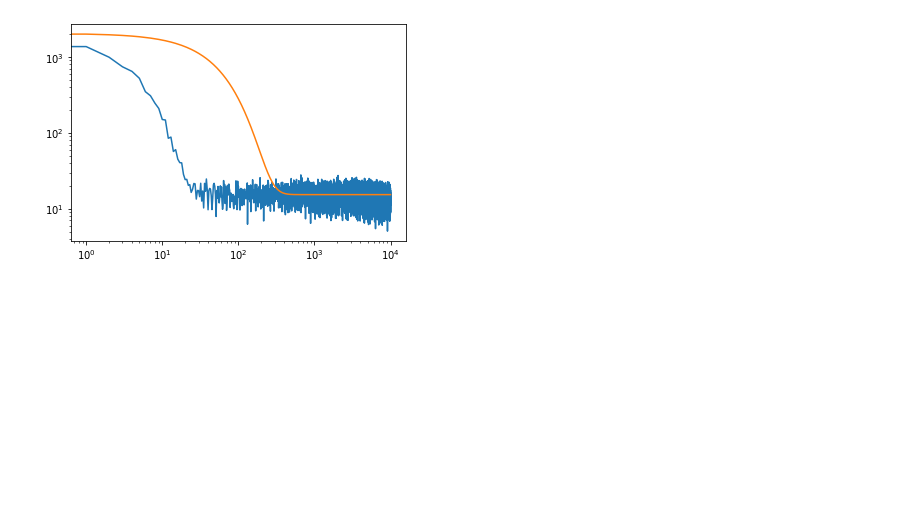
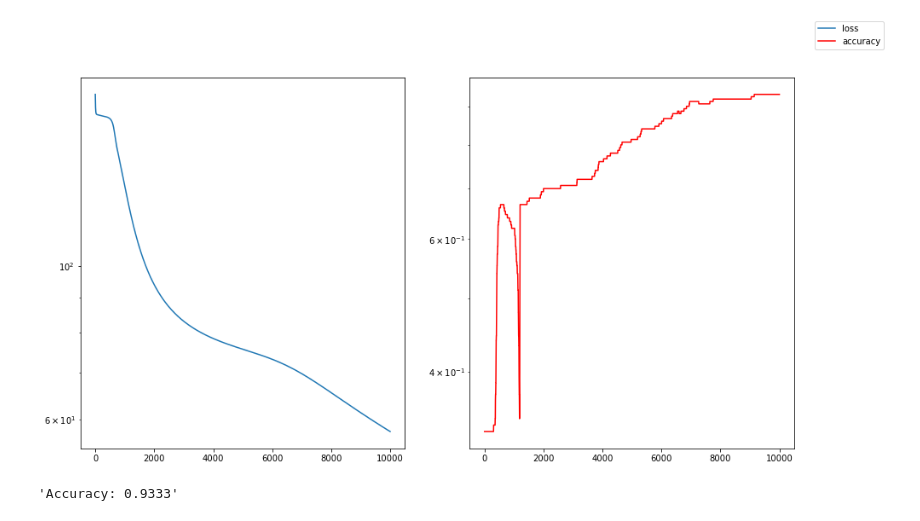
Before and after one commit to kebohn/deepLearningExercises, a Jupyter notebook: 5/categorical_classification.ipynb, the cells around one changed output. Cells and saved outputs as stored; diff of their text form; code cells hidden in the pictures; blank space fills up the shorter version.

```diff
--- a/5/categorical_classification.ipynb
+++ b/5/categorical_classification.ipynb
@@ -83,26 +76,32 @@ X = numpy.vstack((numpy.ones(X.shape[0]),X.T)) # add bias
 # %%
-# main script
+# Iris Dataset
+data = load_iris()
+
+X = numpy.array(data.data)
+X = numpy.hstack((numpy.ones((X.shape[0], 1)), X))
+
+# one-hot encoding of target
+T = numpy.zeros((X.shape[0], 3)) # 3 different classes
+for i, t in enumerate(data.target):
+    T[i,t] = 1
 
 # hyperparameters
 eta = 0.0001
-B = 32
 epochs = 10000
-k = 100
+k = 10
 
-# init weights
-W1 = numpy.random.uniform(size=(k+1,X.shape[0])) # first layer weights
-W2 = numpy.random.uniform(size=(T.shape[0],k+1)) # second layer weights
+## init weights
+W1 = numpy.random.uniform(size=(k+1,X.shape[1])) # first layer weights
+W2 = numpy.random.uniform(size=(T.shape[1],k+1)) # second layer weights
 
-# run stochastic gradient descent
-W1_sgd, W2_sgd, loss_arr_sgd = stochastic_gradient_descent(X, T, W1.copy(), W2.copy(), B, eta, epochs)
+## run gradient descent
+W1, W2, loss_arr, acc_arr = gradient_descent(X, T, W1.copy(), W2.copy(), eta, epochs)
 
-# run gradient descent
-W1_gd, W2_gd, loss_arr_gd = gradient_descent(X, T, W1.copy(), W2.copy(), eta, epochs)
-
-# plot loss functions for stochastic gradient descent and gradient descent
-x = numpy.arange(0, epochs)
-plt.loglog(x,loss_arr_sgd,'-')
-plt.loglog(x,loss_arr_gd,'-')
-plt.show()
+## plot loss & accuracy
+plot_data(loss_arr, acc_arr, epochs)
 # %% [output]
-[figure, old version]
+[figure, new version]
+# %%
+'Accuracy: ' + f'{acc_arr[-1]:3.4}'
+# %% [output]
+'Accuracy: 0.9333'
```
Also changed, not shown: parts of 7 cells of this notebook, 1 other file.
